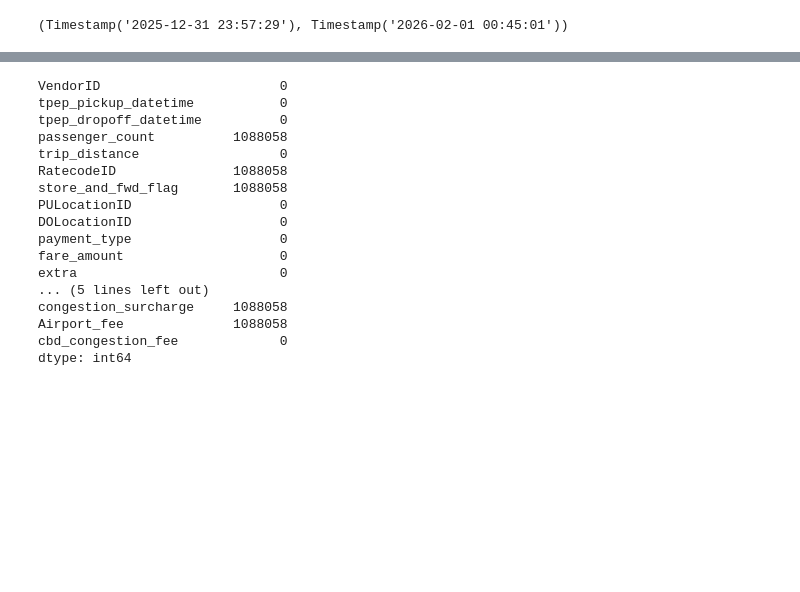
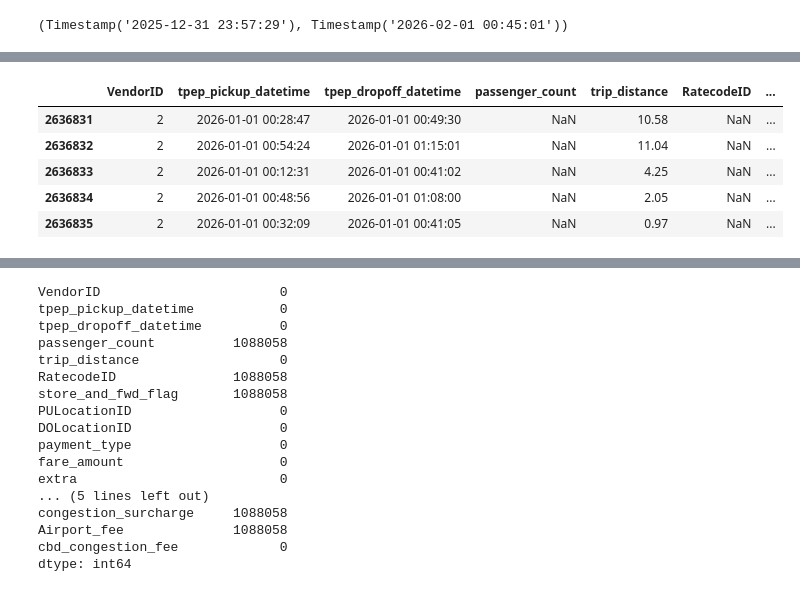
Before and after one commit to Lau-Jr/nyc-taxi-data-engineering, a Jupyter notebook: notebooks/01_phase1_exploration.ipynb, the cells around one changed output, grey strips where cells are left out. Cells and saved outputs as stored; diff of their text form; code cells hidden in the pictures; blank space fills up the shorter version.

```diff
--- a/notebooks/01_phase1_exploration.ipynb
+++ b/notebooks/01_phase1_exploration.ipynb
@@ -41,0 +51,9 @@ df_trip_data_raw["tpep_pickup_datetime"].min(),df_trip_data_raw["tpep_pickup_dat
+# %%
+df_trip_data_raw[df_trip_data_raw['passenger_count'].isna()].head()
+# %% [output]
+|  | VendorID | tpep_pickup_datetime | tpep_dropoff_datetime | passenger_count | trip_distance | RatecodeID | ... |
+| 2636831 | 2 | 2026-01-01 00:28:47 | 2026-01-01 00:49:30 | NaN | 10.58 | NaN | ... |
+| 2636832 | 2 | 2026-01-01 00:54:24 | 2026-01-01 01:15:01 | NaN | 11.04 | NaN | ... |
+| 2636833 | 2 | 2026-01-01 00:12:31 | 2026-01-01 00:41:02 | NaN | 4.25 | NaN | ... |
+| 2636834 | 2 | 2026-01-01 00:48:56 | 2026-01-01 01:08:00 | NaN | 2.05 | NaN | ... |
+| 2636835 | 2 | 2026-01-01 00:32:09 | 2026-01-01 00:41:05 | NaN | 0.97 | NaN | ... |
```
Also changed, not shown: parts of 15 cells of this notebook.
